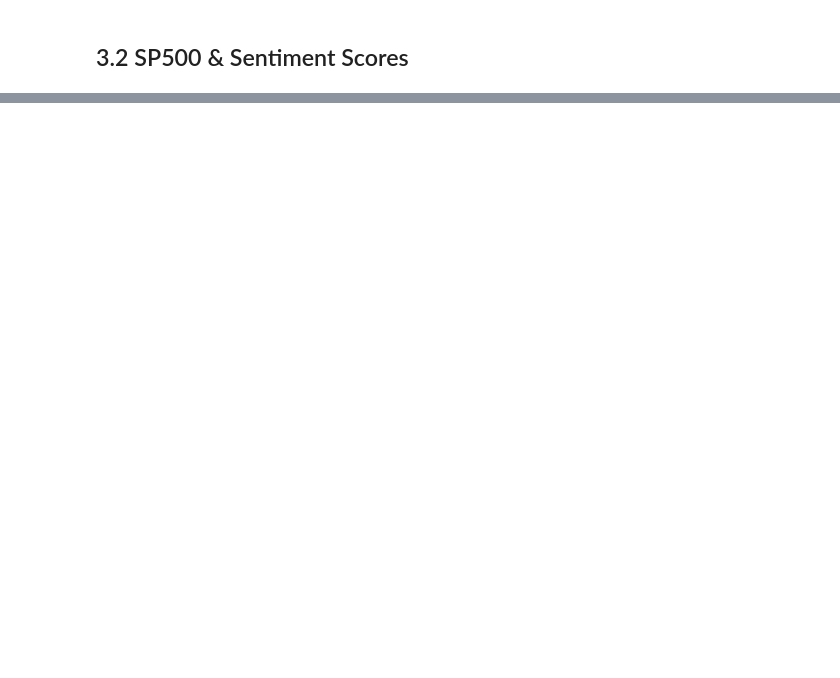
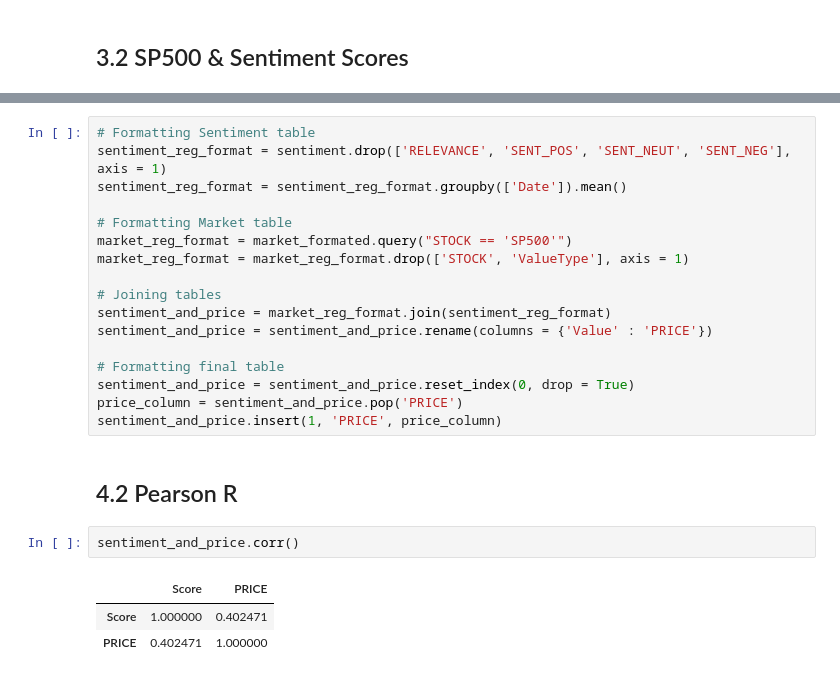
Before and after one commit to josepaulajr/Teste_ButiaInvestimentos, a Jupyter notebook: exercicio1/exercicio1.ipynb, the cells around one changed output, grey strips where cells are left out. Saved outputs shown, nothing was run; the diff lists cells and outputs as text; blank space fills up the shorter version.

```diff
--- a/exercicio1/exercicio1.ipynb
+++ b/exercicio1/exercicio1.ipynb
@@ -146,0 +157,25 @@ plt.show()
+# %%
+# Formatting Sentiment table
+sentiment_reg_format = sentiment.drop(['RELEVANCE', 'SENT_POS', 'SENT_NEUT', 'SENT_NEG'], axis = 1)
+sentiment_reg_format = sentiment_reg_format.groupby(['Date']).mean()
+
+# Formatting Market table
+market_reg_format = market_formated.query("STOCK == 'SP500'")
+market_reg_format = market_reg_format.drop(['STOCK', 'ValueType'], axis = 1)
+
+# Joining tables
+sentiment_and_price = market_reg_format.join(sentiment_reg_format)
+sentiment_and_price = sentiment_and_price.rename(columns = {'Value' : 'PRICE'})
+
+# Formatting final table
+sentiment_and_price = sentiment_and_price.reset_index(0, drop = True)
+price_column = sentiment_and_price.pop('PRICE')
+sentiment_and_price.insert(1, 'PRICE', price_column)
+# %% [markdown]
+## 4.2 Pearson R
+# %%
+sentiment_and_price.corr()
+# %% [output]
+|  | Score | PRICE |
+| Score | 1.000000 | 0.402471 |
+| PRICE | 0.402471 | 1.000000 |
```
Also changed, not shown: parts of 18 cells of this notebook, 3 other files.
